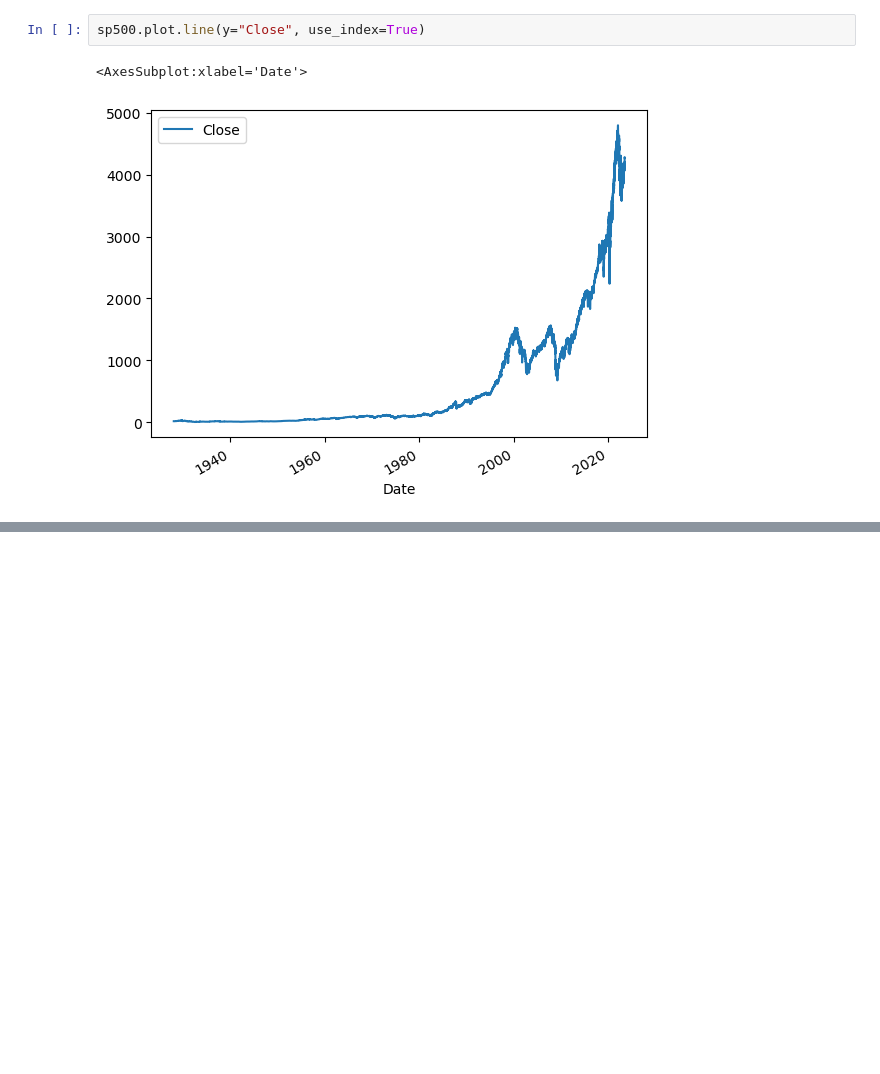
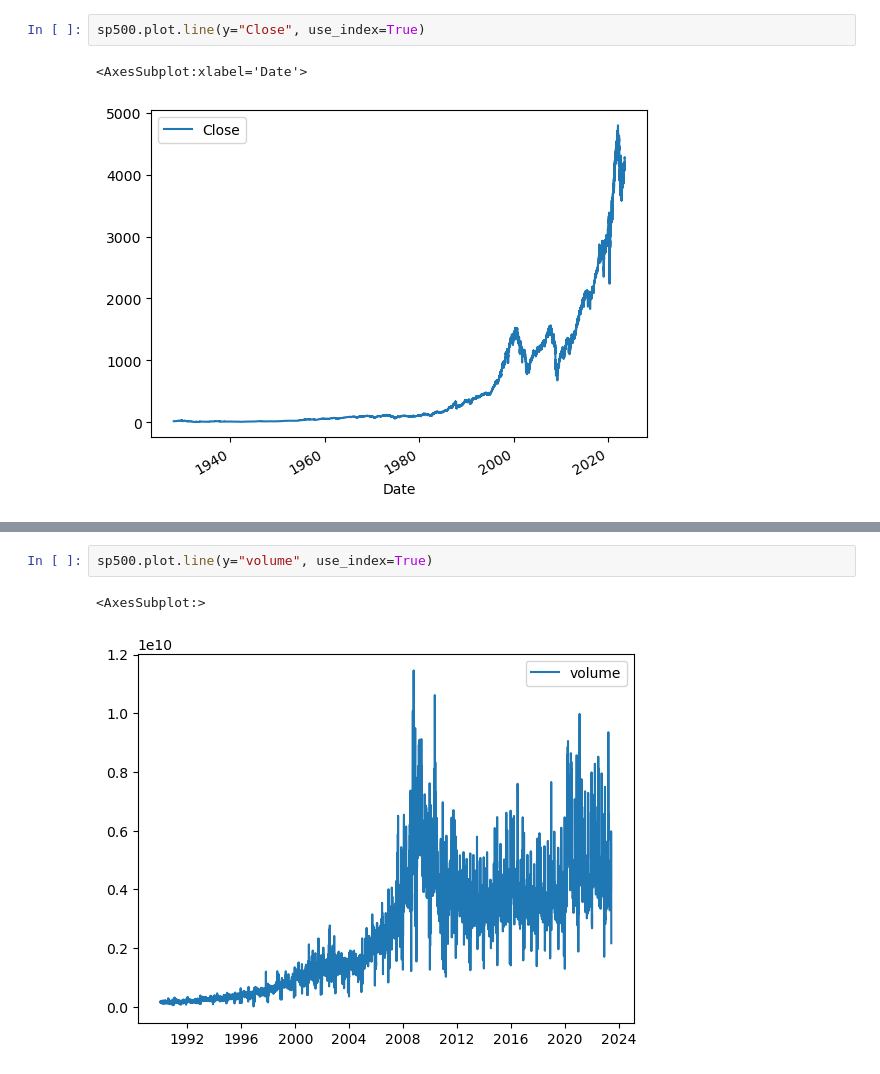
Before and after one commit to scottbarnett97/individual-project-sp500, a Jupyter notebook: workbook.ipynb, the cells around one changed output, grey strips where cells are left out. Drawn from its saved outputs; the diff is of its cells as text; blank space fills up the shorter version.

```diff
--- a/workbook.ipynb
+++ b/workbook.ipynb
@@ -46,0 +173,5 @@ sp500
+# %%
+sp500.plot.line(y="volume", use_index=True)
+# %% [output]
+<AxesSubplot:>
+[figure, added]
```
Also changed, not shown: parts of 38 cells of this notebook, 2 other files.
